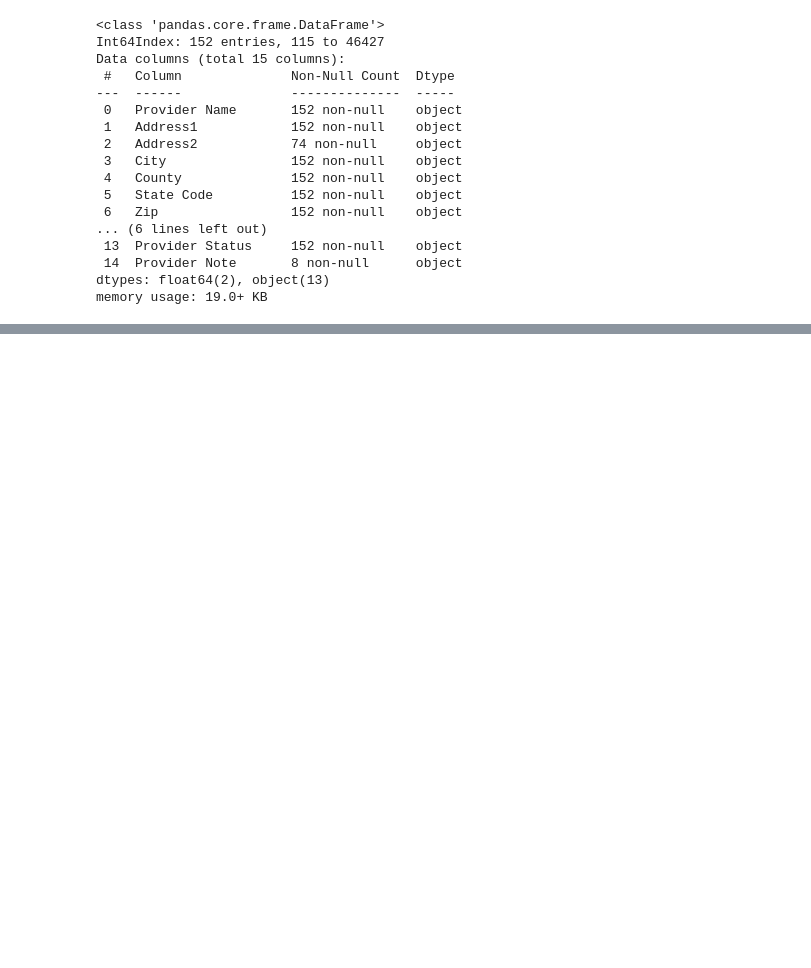
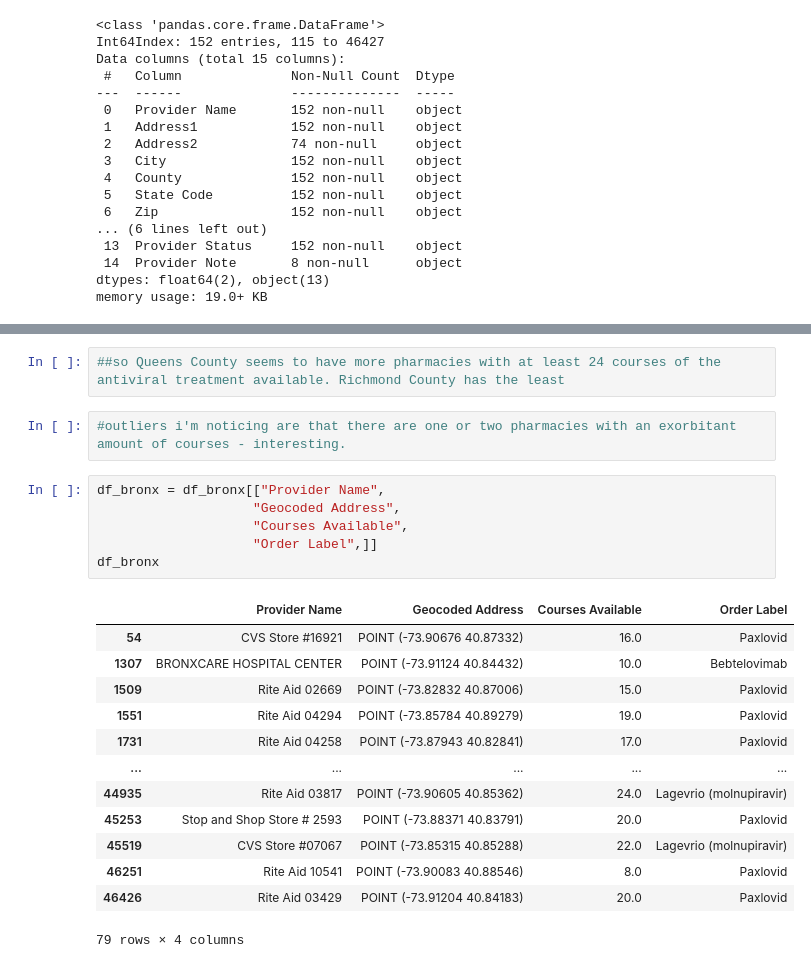
Before and after one commit to candacepedraza61/antivirals, a Jupyter notebook: antiviral-notebook.ipynb, the cells around one changed output, grey strips where cells are left out. Cells and saved outputs as stored; diff of their text form; blank space fills up the shorter version.

```diff
--- a/antiviral-notebook.ipynb
+++ b/antiviral-notebook.ipynb
@@ -283,0 +282,24 @@ dtype: int64
+# %%
+##so Queens County seems to have more pharmacies with at least 24 courses of the antiviral treatment available. Richmond County has the least
+# %%
+#outliers i'm noticing are that there are one or two pharmacies with an exorbitant amount of courses - interesting.
+# %%
+df_bronx = df_bronx[["Provider Name",
+                    "Geocoded Address",
+                    "Courses Available",
+                    "Order Label",]]
+df_bronx
+# %% [output]
+|  | Provider Name | Geocoded Address | Courses Available | Order Label |
+| 54 | CVS Store #16921 | POINT (-73.90676 40.87332) | 16.0 | Paxlovid |
+| 1307 | BRONXCARE HOSPITAL CENTER | POINT (-73.91124 40.84432) | 10.0 | Bebtelovimab |
+| 1509 | Rite Aid 02669 | POINT (-73.82832 40.87006) | 15.0 | Paxlovid |
+| 1551 | Rite Aid 04294 | POINT (-73.85784 40.89279) | 19.0 | Paxlovid |
+| 1731 | Rite Aid 04258 | POINT (-73.87943 40.82841) | 17.0 | Paxlovid |
+| ... | ... | ... | ... | ... |
+| 44935 | Rite Aid 03817 | POINT (-73.90605 40.85362) | 24.0 | Lagevrio (molnupiravir) |
+| 45253 | Stop and Shop Store # 2593 | POINT (-73.88371 40.83791) | 20.0 | Paxlovid |
+| 45519 | CVS Store #07067 | POINT (-73.85315 40.85288) | 22.0 | Lagevrio (molnupiravir) |
+| 46251 | Rite Aid 10541 | POINT (-73.90083 40.88546) | 8.0 | Paxlovid |
+| 46426 | Rite Aid 03429 | POINT (-73.91204 40.84183) | 20.0 | Paxlovid |
+79 rows × 4 columns
```
Also changed, not shown: parts of 15 cells of this notebook.
